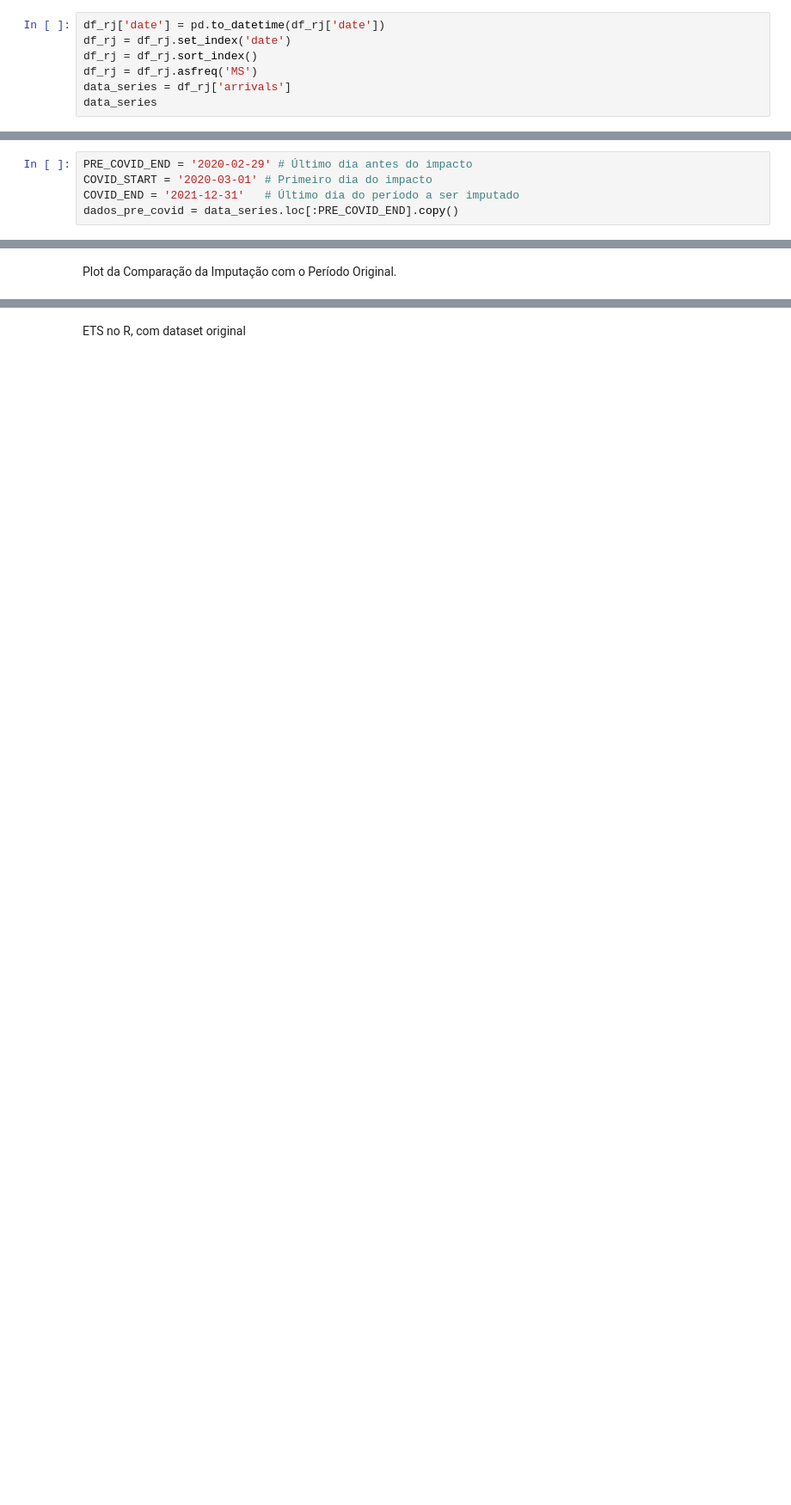
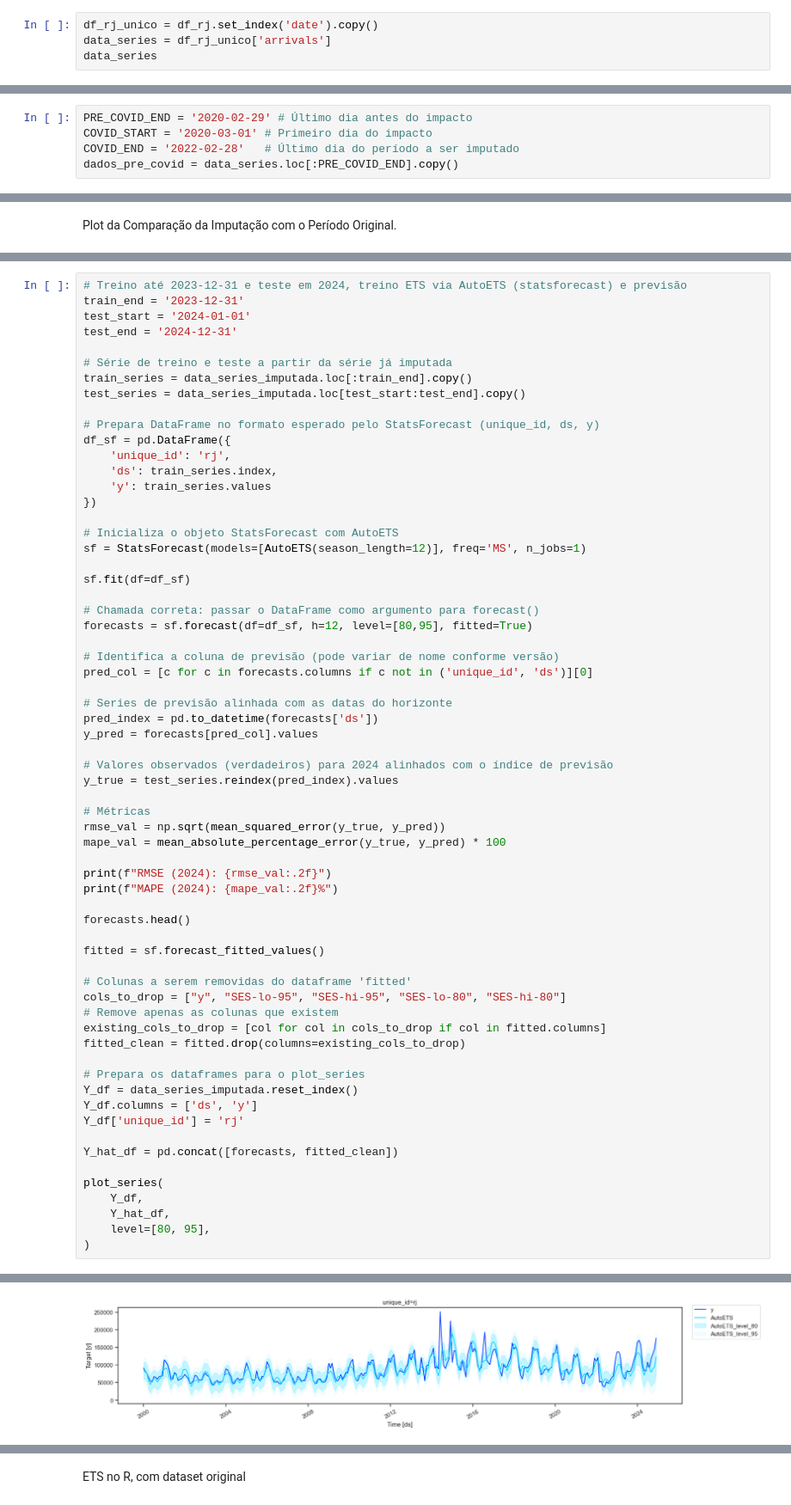
Before and after one commit to renanop/international_arrivals_time_series_forecasting, a Jupyter notebook: notebooks/modeling/STL.ipynb, the cells around one changed output, grey strips where cells are left out. Shown at 86% size. Drawn from its saved outputs; the diff is of its cells as text; blank space fills up the shorter version.

Commit message:
STL com imputacao do covid ++ analise rasa

```diff
--- a/notebooks/modeling/STL.ipynb
+++ b/notebooks/modeling/STL.ipynb
@@ -89,11 +72,8 @@ df_rj.tail()
 # %% [markdown]
 Criar banco de dados para análise temporal
 # %%
-df_rj['date'] = pd.to_datetime(df_rj['date'])
-df_rj = df_rj.set_index('date')
-df_rj = df_rj.sort_index()
-df_rj = df_rj.asfreq('MS')
-data_series = df_rj['arrivals']
+df_rj_unico = df_rj.set_index('date').copy()
+data_series = df_rj_unico['arrivals']
 data_series
 # %% [output]
 date
@@ -114,5 +94,5 @@ Definir Período da covid.
 # %%
 PRE_COVID_END = '2020-02-29' # Último dia antes do impacto
 COVID_START = '2020-03-01' # Primeiro dia do impacto
-COVID_END = '2021-12-31'   # Último dia do período a ser imputado
+COVID_END = '2022-02-28'   # Último dia do período a ser imputado
 dados_pre_covid = data_series.loc[:PRE_COVID_END].copy()
@@ -191,0 +172,65 @@ plt.show()
+# %%
+# Treino até 2023-12-31 e teste em 2024, treino ETS via AutoETS (statsforecast) e previsão
+train_end = '2023-12-31'
+test_start = '2024-01-01'
+test_end = '2024-12-31'
+
+# Série de treino e teste a partir da série já imputada
+train_series = data_series_imputada.loc[:train_end].copy()
+test_series = data_series_imputada.loc[test_start:test_end].copy()
+
+# Prepara DataFrame no formato esperado pelo StatsForecast (unique_id, ds, y)
+df_sf = pd.DataFrame({
+    'unique_id': 'rj',
+    'ds': train_series.index,
+    'y': train_series.values
+})
+
+# Inicializa o objeto StatsForecast com AutoETS
+sf = StatsForecast(models=[AutoETS(season_length=12)], freq='MS', n_jobs=1)
+
+sf.fit(df=df_sf)
+
+# Chamada correta: passar o DataFrame como argumento para forecast()
+forecasts = sf.forecast(df=df_sf, h=12, level=[80,95], fitted=True)
+
+# Identifica a coluna de previsão (pode variar de nome conforme versão)
+pred_col = [c for c in forecasts.columns if c not in ('unique_id', 'ds')][0]
+
+# Series de previsão alinhada com as datas do horizonte
+pred_index = pd.to_datetime(forecasts['ds'])
+y_pred = forecasts[pred_col].values
+
+# Valores observados (verdadeiros) para 2024 alinhados com o índice de previsão
+y_true = test_series.reindex(pred_index).values
+
+# Métricas
+rmse_val = np.sqrt(mean_squared_error(y_true, y_pred))
+mape_val = mean_absolute_percentage_error(y_true, y_pred) * 100
+
+print(f"RMSE (2024): {rmse_val:.2f}")
+print(f"MAPE (2024): {mape_val:.2f}%")
+
+forecasts.head()
+
+fitted = sf.forecast_fitted_values()
+
+# Colunas a serem removidas do dataframe 'fitted'
+cols_to_drop = ["y", "SES-lo-95", "SES-hi-95", "SES-lo-80", "SES-hi-80"]
+# Remove apenas as colunas que existem
+existing_cols_to_drop = [col for col in cols_to_drop if col in fitted.columns]
+fitted_clean = fitted.drop(columns=existing_cols_to_drop)
+
+# Prepara os dataframes para o plot_series
+Y_df = data_series_imputada.reset_index()
+Y_df.columns = ['ds', 'y']
+Y_df['unique_id'] = 'rj'
+
+Y_hat_df = pd.concat([forecasts, fitted_clean])
+
+plot_series(
+    Y_df,
+    Y_hat_df,
+    level=[80, 95],
+)
+# %% [output]
@@ -191,0 +239 @@ plt.show()
+[figure, added]
```
Also changed, not shown: parts of 23 cells of this notebook.
